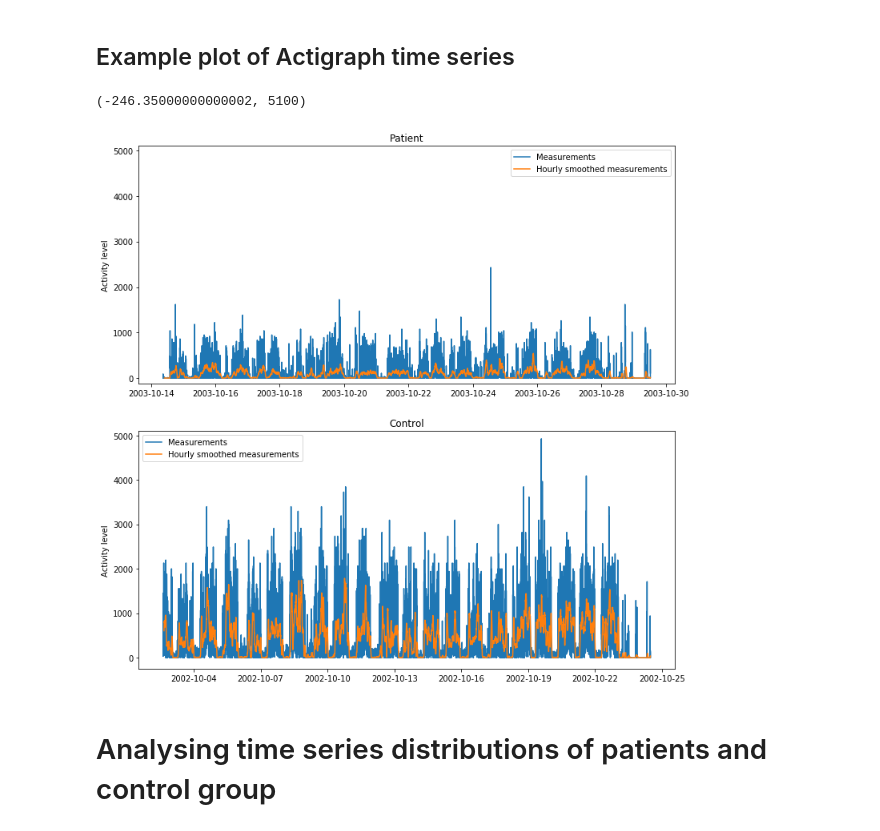
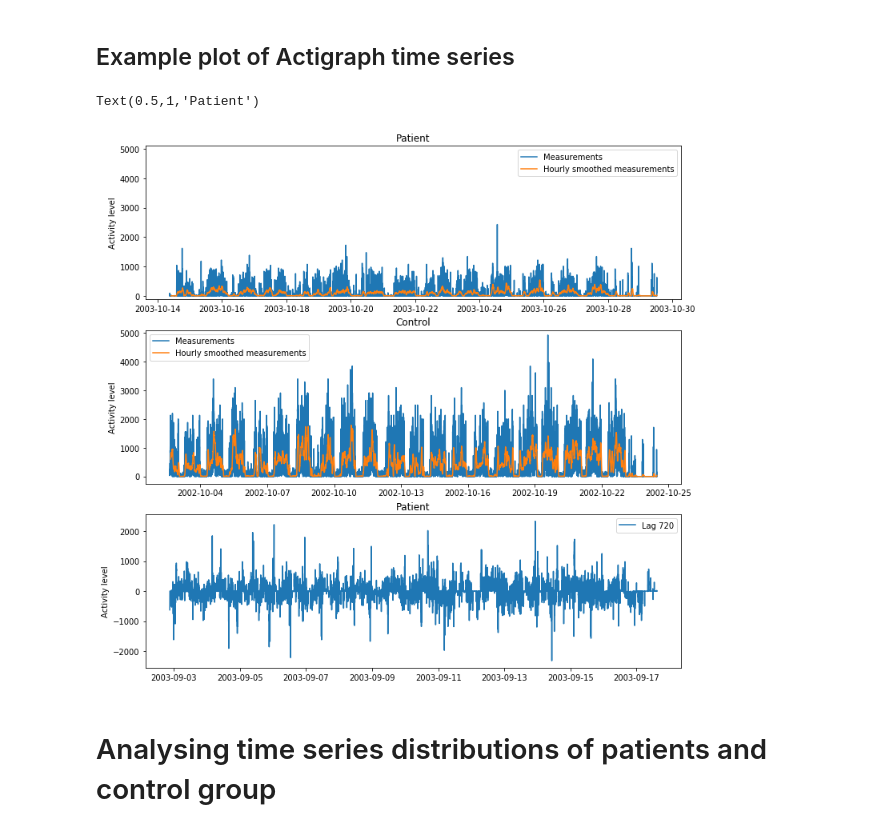
Before and after one commit to matthiasboeker/Shizophrenia_Depression_Project-, a Jupyter notebook: Notebooks/Schizophrenia_ts_explorative.ipynb, the cells around one changed output. Cells and saved outputs as stored; diff of their text form; code cells hidden in the pictures.

```diff
--- a/Notebooks/Schizophrenia_ts_explorative.ipynb
+++ b/Notebooks/Schizophrenia_ts_explorative.ipynb
@@ -42,25 +42,32 @@ for i in range(0, len(shizophrenia_p)):
 ## Example plot of Actigraph time series
 # %%
 fig = plt.figure(figsize=(12,12))
-ax1 = fig.add_subplot(211)
-ax2 = fig.add_subplot(212)
+ax1 = fig.add_subplot(311)
+ax2 = fig.add_subplot(312)
+ax3 = fig.add_subplot(313)
 ax1.plot(shizophrenia_p[10]['timestamp'],shizophrenia_p[10]['activity'])
 ax1.plot(shizophrenia_p[10]['timestamp'],shizophrenia_p[10]['activity'].rolling(60).mean())
 ax1.set_ylabel('Activity level')
 ax1.legend(['Measurements','Hourly smoothed measurements'])
 ax1.set_title('Patient')
 ax1.set_ylim(top=5100)
 
 ax2.plot(shizophrenia_c[1]['timestamp'],shizophrenia_c[1]['activity'])
 ax2.plot(shizophrenia_c[1]['timestamp'],shizophrenia_c[1]['activity'].rolling(60).mean())
 #ax2.xticks(rotation=45)
 ax2.set_ylabel('Activity level')
 ax2.legend(['Measurements','Hourly smoothed measurements'])
 ax2.set_title('Control')
 ax2.set_ylim(top=5100)
+
+ax3.plot(shizophrenia_p[1]['timestamp'],shizophrenia_p[1]['activity'].diff(720))
+#ax2.xticks(rotation=45)
+ax3.set_ylabel('Activity level')
+ax3.legend(['Lag 720'])
+ax3.set_title('Patient')
 # %% [output]
-(-246.35000000000002, 5100)
+Text(0.5,1,'Patient')
-[figure, old version]
+[figure, new version]
 # %%
 #get daily data for patients
 patients_daily = list()
```
Also changed, not shown: parts of 8 cells of this notebook.
